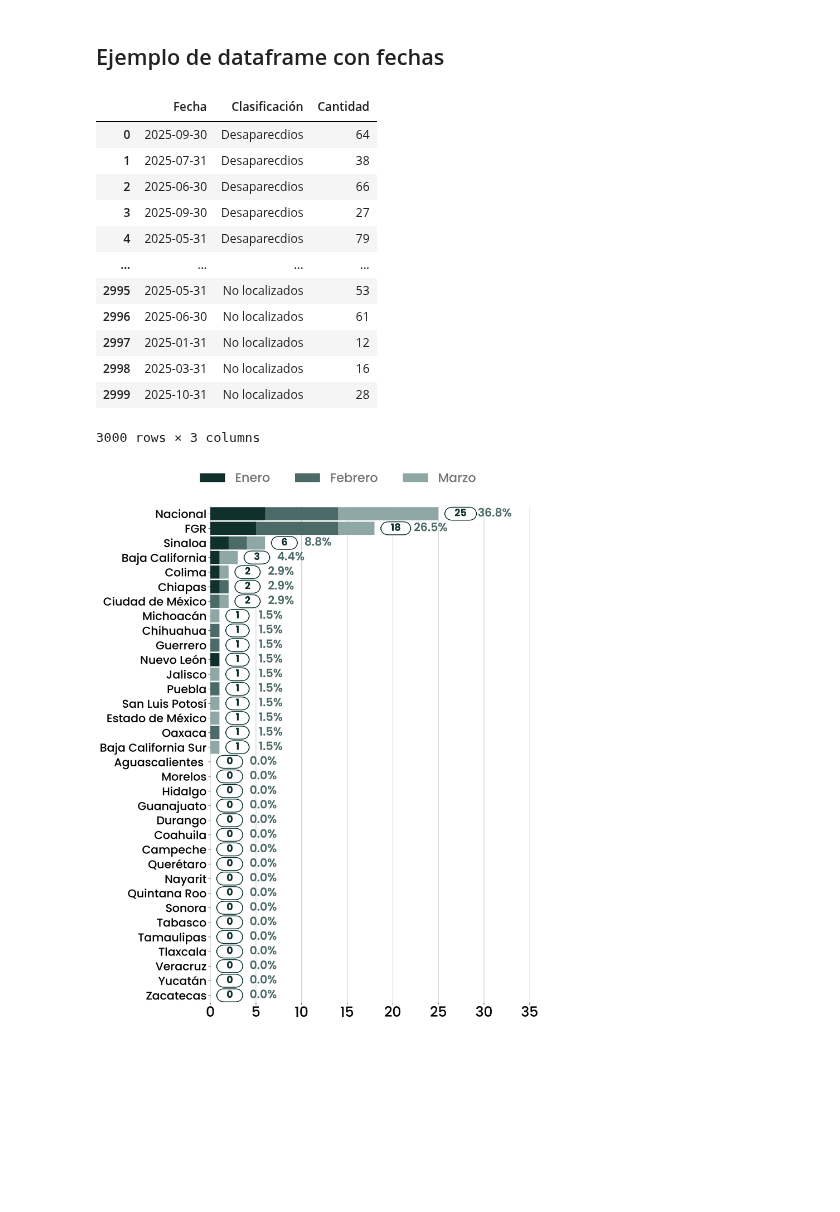
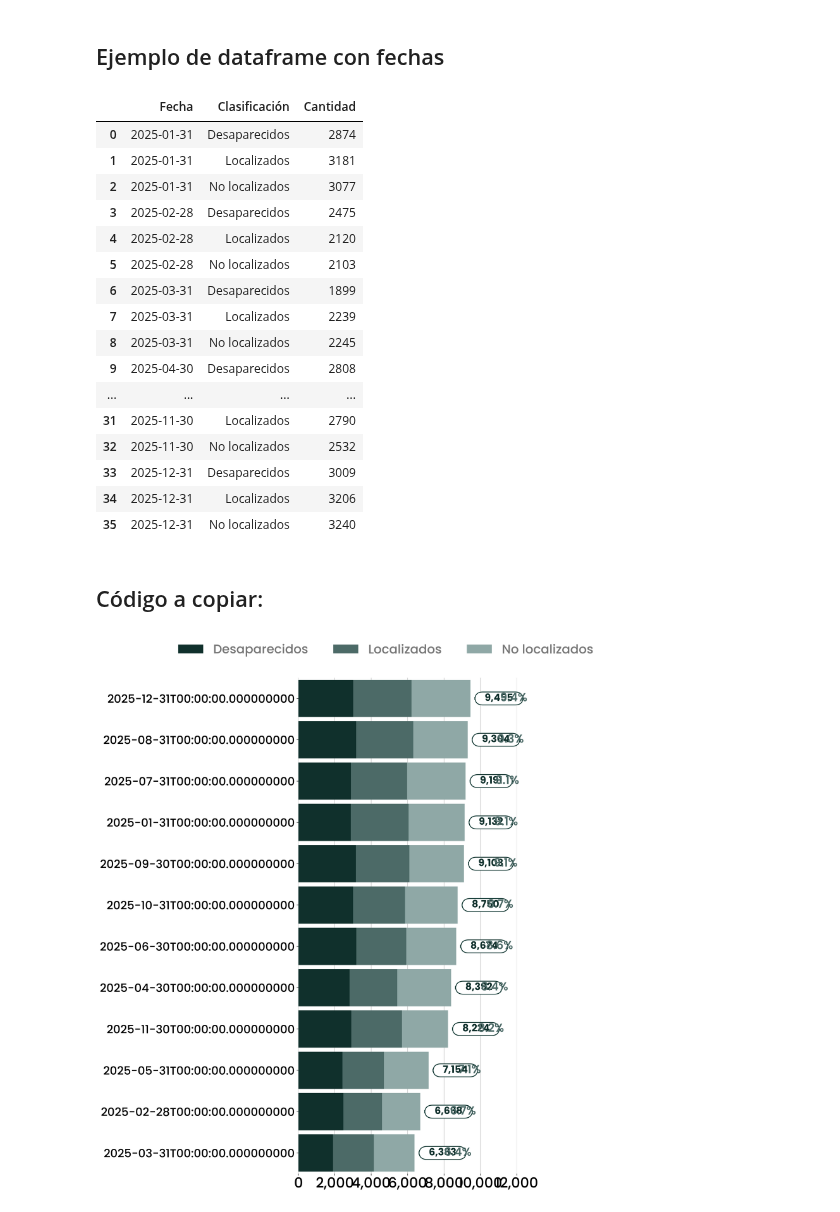
Before and after one commit to tabonitaa/graficas_gob, a Jupyter notebook: Python/barras apiladas horizontales 2/barras_apiladas_horizontales.ipynb, the cells around one changed output. Cells and saved outputs as stored; diff of their text form; code cells hidden in the pictures; blank space fills up the shorter version.

```diff
--- a/Python/barras apiladas horizontales 2/barras_apiladas_horizontales.ipynb
+++ b/Python/barras apiladas horizontales 2/barras_apiladas_horizontales.ipynb
@@ -50,7 +50,7 @@ fechas = pd.date_range(start="2025-01-01", end="2025-12-31", freq="ME")
 # Crear un DataFrame con datos aleatorios
 data = {
     'Fecha': np.random.choice(fechas, size=1000),  # Seleccionar 1000 fechas aleatorias
-    'Desaparecdios': np.random.randint(0, 100, size=1000),
+    'Desaparecidos': np.random.randint(0, 100, size=1000),
     'Localizados': np.random.randint(0, 100, size=1000),
     'No localizados': np.random.randint(0, 100, size=1000)
 }
@@ -65,28 +65,42 @@ df_fechas_long = pd.melt(
     value_name='Cantidad'  # Nombre de la nueva columna que contendrá los valores
 )
 
+df_fechas_long = df_fechas_long.drop_duplicates()
+
+df_fechas_long = df_fechas_long.fillna(0)
+
+df_fechas_long = df_fechas_long.groupby(['Fecha', 'Clasificación'], as_index=False)['Cantidad'].sum()
+
 df_fechas_long
 # %% [output]
 |  | Fecha | Clasificación | Cantidad |
-| 0 | 2025-09-30 | Desaparecdios | 64 |
-| 1 | 2025-07-31 | Desaparecdios | 38 |
-| 2 | 2025-06-30 | Desaparecdios | 66 |
-| 3 | 2025-09-30 | Desaparecdios | 27 |
-| 4 | 2025-05-31 | Desaparecdios | 79 |
+| 0 | 2025-01-31 | Desaparecidos | 2874 |
+| 1 | 2025-01-31 | Localizados | 3181 |
+| 2 | 2025-01-31 | No localizados | 3077 |
+| 3 | 2025-02-28 | Desaparecidos | 2475 |
+| 4 | 2025-02-28 | Localizados | 2120 |
+| 5 | 2025-02-28 | No localizados | 2103 |
+| 6 | 2025-03-31 | Desaparecidos | 1899 |
+| 7 | 2025-03-31 | Localizados | 2239 |
+| 8 | 2025-03-31 | No localizados | 2245 |
+| 9 | 2025-04-30 | Desaparecidos | 2808 |
 | ... | ... | ... | ... |
-| 2995 | 2025-05-31 | No localizados | 53 |
-| 2996 | 2025-06-30 | No localizados | 61 |
-| 2997 | 2025-01-31 | No localizados | 12 |
-| 2998 | 2025-03-31 | No localizados | 16 |
-| 2999 | 2025-10-31 | No localizados | 28 |
+| 31 | 2025-11-30 | Localizados | 2790 |
+| 32 | 2025-11-30 | No localizados | 2532 |
+| 33 | 2025-12-31 | Desaparecidos | 3009 |
+| 34 | 2025-12-31 | Localizados | 3206 |
+| 35 | 2025-12-31 | No localizados | 3240 |
-3000 rows × 3 columns
+# %% [markdown]
+## Código a copiar:
 # %%
 import numpy as np
 import matplotlib.pyplot as plt
 from matplotlib import font_manager
 from pathlib import Path
+from babel.dates import format_date
 
 def barras_apiladas_horizontales(df_long, bar_height=0.5, nombre=None, porcentaje_barra=False, valor_barra=False, porcentaje_total=False):
+
     # Configuración de la fuente
     font_config = {
         'family': 'Poppins',
@@ -113,13 +127,30 @@ def barras_apiladas_horizontales(df_long, bar_height=0.5, nombre=None, porcentaj
     # Colores personalizados
     colores_asignados = ["#10302C", "#4C6A67", "#8FA8A6", "#A3C9A8"]
 
+
     # Pivotear el DataFrame y calcular totales
-    df_pivot = df_long.pivot(index='Entidad Federativa', columns='Mes', values='Delitos').fillna(0)
+    df_pivot = df_long.pivot(index=df_long.columns[0], columns=df_long.columns[1], values=df_long.columns[2]).fillna(0)
     suma_total = df_pivot.sum(axis=1).sort_values(ascending=False)
     df_pivot = df_pivot.loc[suma_total.index]
     total_general = suma_total.sum()
 
+
+    # Convertir las fechas al formato deseado
+    meses = {
+        1: "Enero", 2: "Febrero", 3: "Marzo", 4: "Abril", 5: "Mayo", 6: "Junio",
+        7: "Julio", 8: "Agosto", 9: "Septiembre", 10: "Octubre", 11: "Noviembre", 12: "Diciembre"
+    }
+
+
+
     entidades = df_pivot.index.values
+    # Verificar si las entidades son fechas y convertirlas al formato deseado
+    # ...existing code...
+    if pd.api.types.is_datetime64_any_dtype(df_pivot.index):
+        entidades_formateadas = [f"{meses[pd.Timestamp(date).month]} de {pd.Timestamp(date).year}" for date in entidades]
+    else:
+        entidades_formateadas = entidades
+    # ...existing code...
     valores = [df_pivot[col].values for col in df_pivot.columns]
     categorias = df_pivot.columns  # Obtener las categorías directamente del DataFrame
     y_positions = np.arange(len(entidades))
@@ -132,7 +163,7 @@ def barras_apiladas_horizontales(df_long, bar_height=0.5, nombre=None, porcentaj
     x_max = suma_total.max() * 1.15
 
     # Ajustar los márgenes para evitar que la barra más baja quede sobrepuesta
-    ax.set_ylim(-0.5, len(entidades)-0.5)  # Ajustar límites del eje Y
+    ax.set_ylim(-0.5, len(entidades) - 0.5)  # Ajustar límites del eje Y
 
     # Dibujar barras apiladas
     for y_pos, entidad, total_valor in zip(y_positions, entidades, suma_total):
@@ -182,32 +213,33 @@ def barras_apiladas_horizontales(df_long, bar_height=0.5, nombre=None, porcentaj
     # Configurar el eje X
     ax.set_xlim(0, 1.1 * x_max)
     ax.spines['top'].set_visible(False)
     ax.spines['right'].set_visible(False)
     ax.spines['left'].set_visible(False)
     ax.spines['bottom'].set_visible(False)
 
     ax.set_xticks(ax.get_xticks())
     ax.set_xticklabels([f"{int(tick):,}" for tick in ax.get_xticks()],
                        fontsize=font_config['variable_x']['size'],
                        fontweight=font_config['variable_x']['weight'],
                        fontfamily=font_config['family'],
                        color=font_config['variable_x']['color'])
 
     # Agregar la cuadrícula
     ax.grid(visible=True, axis='x', color='#B9B9B9', linewidth=0.75, linestyle='-')
 
     # Configurar la leyenda
     ax.legend(fontsize=font_config['leyenda']['size'], loc='lower center', bbox_to_anchor=(0.4, 1.02), ncol=len(df_pivot.columns), frameon=False,
               prop=font_manager.FontProperties(family=font_config['family'], size=font_config['leyenda']['size'], weight=font_config['leyenda']['weight']),
               labelcolor=font_config['leyenda']['color'])
 
     plt.tight_layout()
 
     # Guardar la gráfica
     plt.savefig(f"{nombre_df}.svg", format='svg', bbox_inches='tight', dpi=300)
     plt.savefig(f"{nombre_df}.png", format='png', bbox_inches='tight', dpi=300)
     plt.show()
 
-barras_apiladas_horizontales(forzada_delitos_long, nombre="forzada_delitos", bar_height=0.9, valor_barra=False, porcentaje_barra=False, porcentaje_total=True)
+#barras_apiladas_horizontales(forzada_delitos_long, nombre="forzada_delitos", bar_height=0.9, valor_barra=False, porcentaje_barra=False, porcentaje_total=True)
+barras_apiladas_horizontales(df_fechas_long, nombre="df_fechas_long", bar_height=0.9, valor_barra=False, porcentaje_barra=False, porcentaje_total=True)
 # %% [output]
-[figure, old version]
+[figure, new version]
```
Also changed, not shown: 3 other files.
